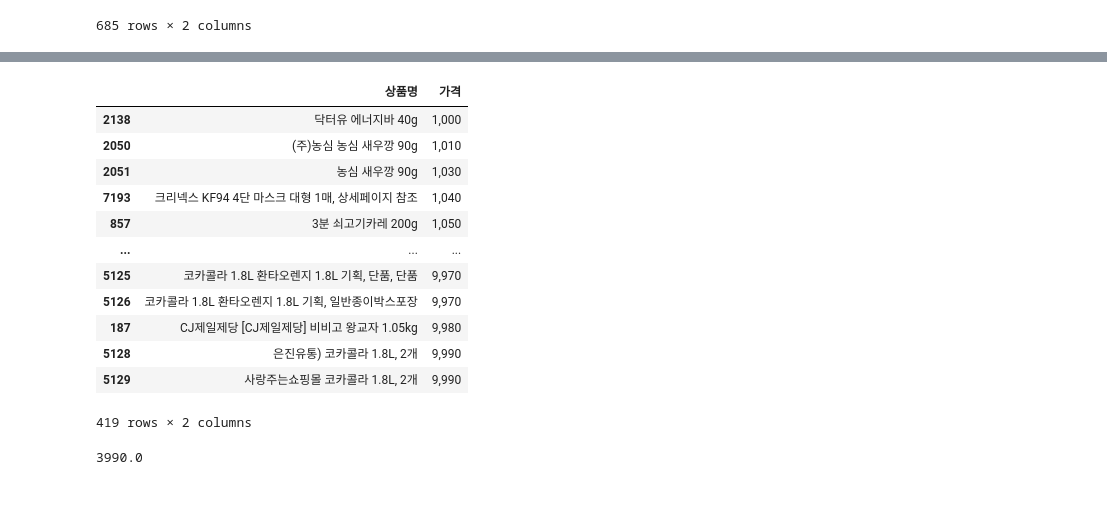
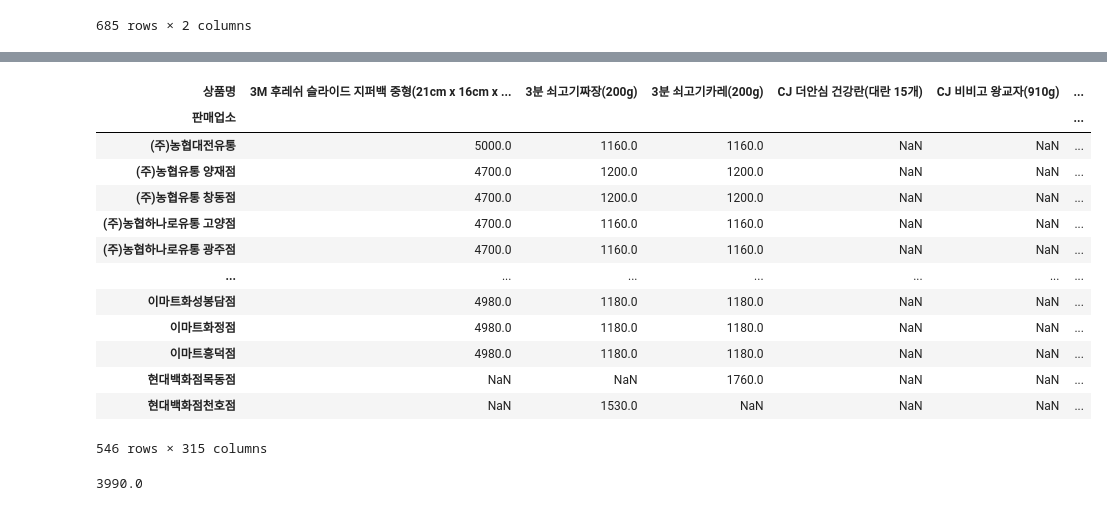
Before and after one commit to cldud400/fintech_1st_project, a Jupyter notebook: 최종.ipynb, the cells around one changed output, grey strips where cells are left out. Cells and saved outputs as stored; diff of their text form; code cells hidden in the pictures.

```diff
--- a/최종.ipynb
+++ b/최종.ipynb
@@ -438,21 +552,22 @@ df_homeplus = df_homeplus.set_index('index')
 # %%
 # offline
-df = pd.read_csv('한국소비자원 생필품 및 서비스 가격 정보_20220128.csv',encoding='ansi')
+df = pd.read_csv(r'C:\Users\bitcamp\Desktop\2022년 1월 가격데이터/2022년 1월 가격데이터.csv', encoding = 'ansi')
 # %%
 off_temp = df.groupby(['판매업소','상품명'])['판매가격'].min().unstack()
-temp.fillna(99999999)
+off_temp
 # %% [output]
-|  | 상품명 | 가격 |
-| 2138 | 닥터유 에너지바 40g | 1,000 |
-| 2050 | (주)농심 농심 새우깡 90g | 1,010 |
-| 2051 | 농심 새우깡 90g | 1,030 |
-| 7193 | 크리넥스 KF94 4단 마스크 대형 1매, 상세페이지 참조 | 1,040 |
-| 857 | 3분 쇠고기카레 200g | 1,050 |
-| ... | ... | ... |
-| 5125 | 코카콜라 1.8L 환타오렌지 1.8L 기획, 단품, 단품 | 9,970 |
-| 5126 | 코카콜라 1.8L 환타오렌지 1.8L 기획, 일반종이박스포장 | 9,970 |
-| 187 | CJ제일제당 [CJ제일제당] 비비고 왕교자 1.05kg | 9,980 |
-| 5128 | 은진유통) 코카콜라 1.8L, 2개 | 9,990 |
-| 5129 | 사랑주는쇼핑몰 코카콜라 1.8L, 2개 | 9,990 |
+| 상품명 | 3M 후레쉬 슬라이드 지퍼백 중형(21cm x 16cm x ... | 3분 쇠고기짜장(200g) | 3분 쇠고기카레(200g) | CJ 더안심 건강란(대란 15개) | CJ 비비고 왕교자(910g) | ... |
+| 판매업소 |  |  |  |  |  | ... |
+| (주)농협대전유통 | 5000.0 | 1160.0 | 1160.0 | NaN | NaN | ... |
+| (주)농협유통 양재점 | 4700.0 | 1200.0 | 1200.0 | NaN | NaN | ... |
+| (주)농협유통 창동점 | 4700.0 | 1200.0 | 1200.0 | NaN | NaN | ... |
+| (주)농협하나로유통 고양점 | 4700.0 | 1160.0 | 1160.0 | NaN | NaN | ... |
+| (주)농협하나로유통 광주점 | 4700.0 | 1160.0 | 1160.0 | NaN | NaN | ... |
+| ... | ... | ... | ... | ... | ... | ... |
+| 이마트화성봉담점 | 4980.0 | 1180.0 | 1180.0 | NaN | NaN | ... |
+| 이마트화정점 | 4980.0 | 1180.0 | 1180.0 | NaN | NaN | ... |
+| 이마트흥덕점 | 4980.0 | 1180.0 | 1180.0 | NaN | NaN | ... |
+| 현대백화점목동점 | NaN | NaN | 1760.0 | NaN | NaN | ... |
+| 현대백화점천호점 | NaN | 1530.0 | NaN | NaN | NaN | ... |
-419 rows × 2 columns
+546 rows × 315 columns
 # %%
```
Also changed, not shown: parts of 72 cells of this notebook, 30 other files.
